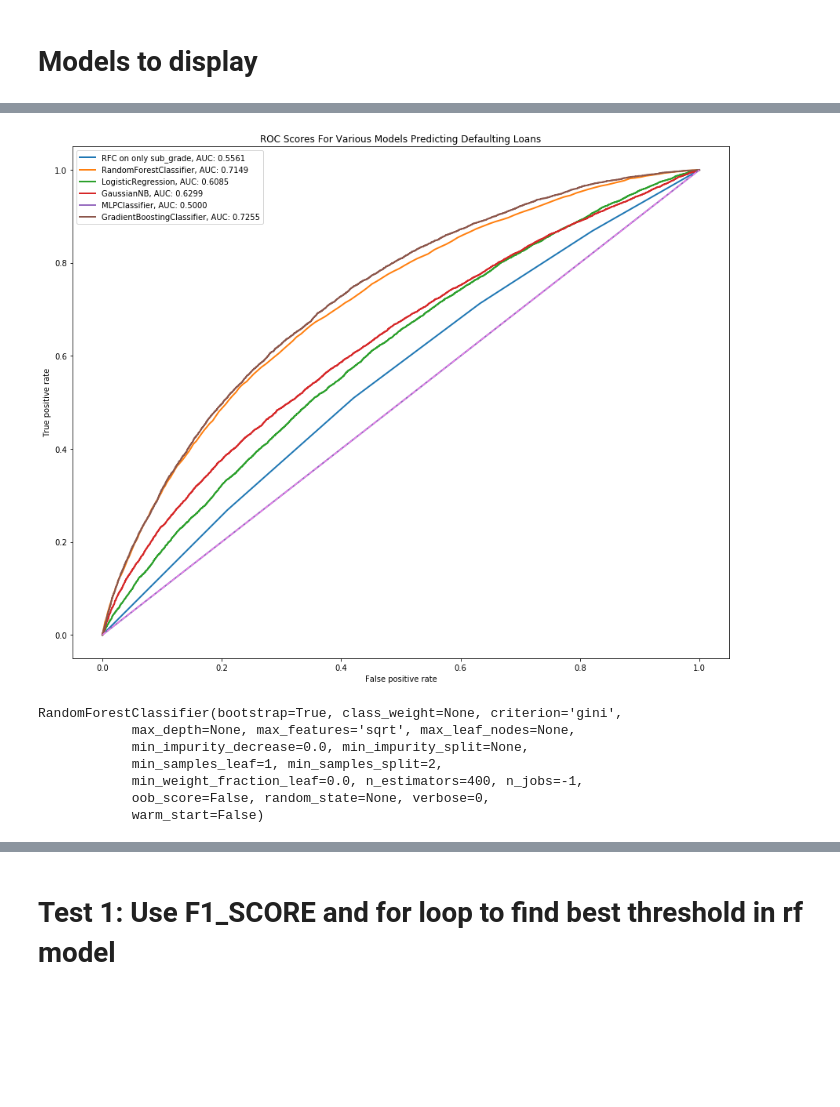
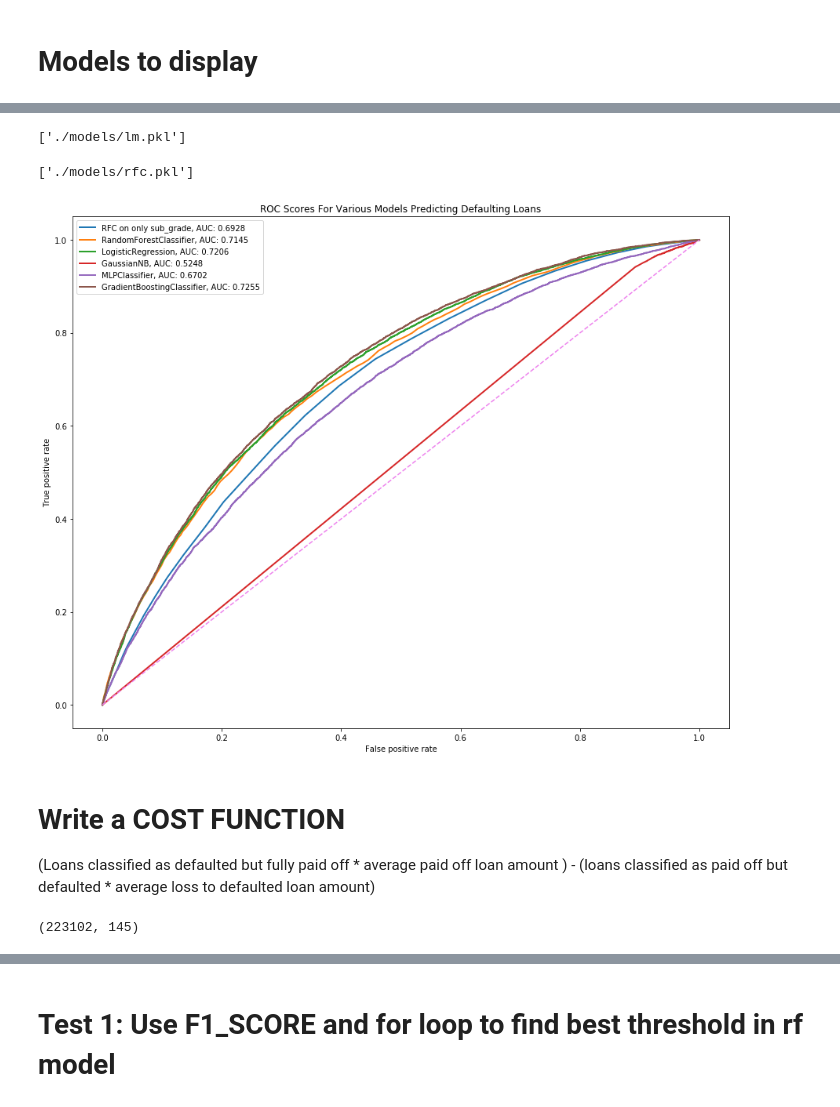
Before and after one commit to jeremyrchow/lending_club_default_model, a Jupyter notebook: EDA.ipynb, the cells around one changed output, grey strips where cells are left out. Saved outputs shown, nothing was run; the diff lists cells and outputs as text; code cells hidden in the pictures; blank space fills up the shorter version.

```diff
--- a/EDA.ipynb
+++ b/EDA.ipynb
@@ -374,4 +387,4 @@ rfc, gnb_predicted = make_model('rfc',X_train,y_train,X_test)
 # %%
-lm, predicted = make_model('lm',X_train,y_train,X_test)
+# lm, predicted = make_model('lm',X_train_standard,y_train,X_test_standard)
 # %% [output]
 [Parallel(n_jobs=-1)]: Using backend ThreadingBackend with 4 concurrent workers.
@@ -381,5 +394,5 @@ convergence after 849 epochs took 200 seconds
 # %%
-gnb, gnb_predicted = make_model('gnb',X_train,y_train,X_test)
+# gnb, gnb_predicted = make_model('gnb',X_train,y_train,X_test)
 # %%
-mlp, mlp_predicted = make_model('mlp',X_train,y_train,X_test);
+# mlp, mlp_predicted = make_model('mlp',X_train_standard,y_train,X_test_standard);
 # %% [output]
@@ -456,41 +469,58 @@ Index(['loan_amnt', 'term', 'installment', 'emp_length', 'home_ownership',
+# %%
+all_models = [rfc,lm,gnb,mlp, gbc]
+models = [ele for ele in all_models if ele]
+# %%
+# models to pickle
+model_filepath = './models/'
+dump(gbc,model_filepath + 'gbc.pkl', compress = True)
+dump(mlp,model_filepath + 'mlp.pkl', compress = True)
+
+dump(lm, model_filepath + 'lm.pkl', compress = True)
+# %% [output]
+['./models/lm.pkl']
+# %%
+dump(rfc,model_filepath + 'rfc.pkl', compress = ('lzma', 9))
+# %% [output]
+['./models/rfc.pkl']
 # %%
-models=[rfc,lm,gnb,mlp, gbc]
+
+#models=[rfc,lm,gnb,mlp, gbc]
 plt.figure(figsize=(15, 12))
 fpr_b,tpr_b,thresholds = roc_curve(yb_test, rfc_b.predict_proba(Xb_test)[:,1])
 
 plt.plot(fpr_b,tpr_b,lw=2, label = 'RFC on only sub_grade' +\
         ', AUC: ' + str(roc_auc_score(yb_test, rfc_b.predict_proba(Xb_test)[:,1]))[:6])
 def plot_models():
     ''' Plots all models in the models list defined above. Also plots a dotted line\
     representing the curve of a random model.'''
     model_info=list()
     for model in models:
         fpr, tpr, thresholds = roc_curve(y_test, model.predict_proba(X_test)[:,1])
         auc_score = roc_auc_score(y_test, model.predict_proba(X_test)[:,1])
         f1 = f1_score(y_test,model.predict(X_test))
         model_info.append((model, auc_score,f1))
         plt.plot(fpr, tpr,lw=2, label = str(model)[:str(model).find('(')] + ', AUC: ' + str(auc_score)[:6])
 
     #Random guess line
     plt.plot([0,1],[0,1],c='violet',ls='--')
     plt.xlim([-0.05,1.05])
     plt.ylim([-0.05,1.05])
     plt.legend(loc='upper left')
 
     plt.xlabel('False positive rate')
     plt.ylabel('True positive rate')
     plt.title('ROC Scores For Various Models Predicting Defaulting Loans');
     return model_info
 test = plot_models()
 # %% [output]
-[figure, old version]
+[figure, new version]
-# %%
-rfc
-# %% [output]
-RandomForestClassifier(bootstrap=True, class_weight=None, criterion='gini',
-            max_depth=None, max_features='sqrt', max_leaf_nodes=None,
-            min_impurity_decrease=0.0, min_impurity_split=None,
-            min_samples_leaf=1, min_samples_split=2,
-            min_weight_fraction_leaf=0.0, n_estimators=400, n_jobs=-1,
-            oob_score=False, random_state=None, verbose=0,
-            warm_start=False)
+# %% [markdown]
+# Write a COST FUNCTION
+(Loans classified as defaulted but fully paid off * average paid off loan amount ) -
+(loans classified as paid off but defaulted * average loss to defaulted loan amount)
+# %%
+df = pd.read_pickle('./data/loan_data_2014.zip',compression = 'zip')
+df = df.loc[(df['loan_status'] == 'Fully Paid') | (df['loan_status'] == 'Charged Off')]
+df.shape
+# %% [output]
+(223102, 145)
```
Also changed, not shown: parts of 35 cells of this notebook, 4 other files.
